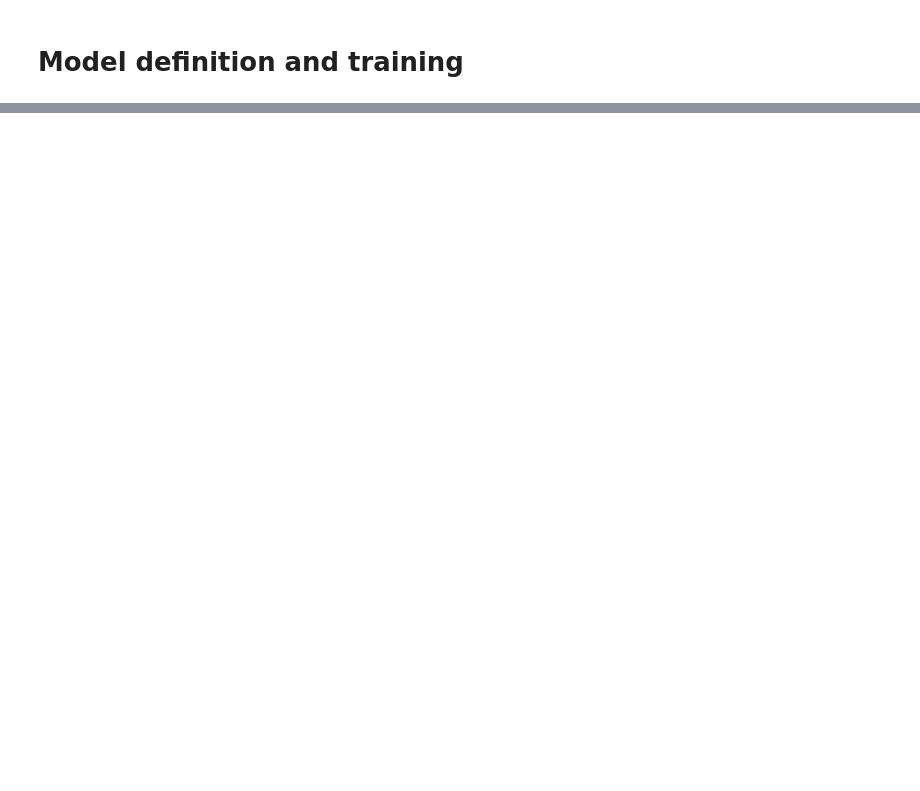
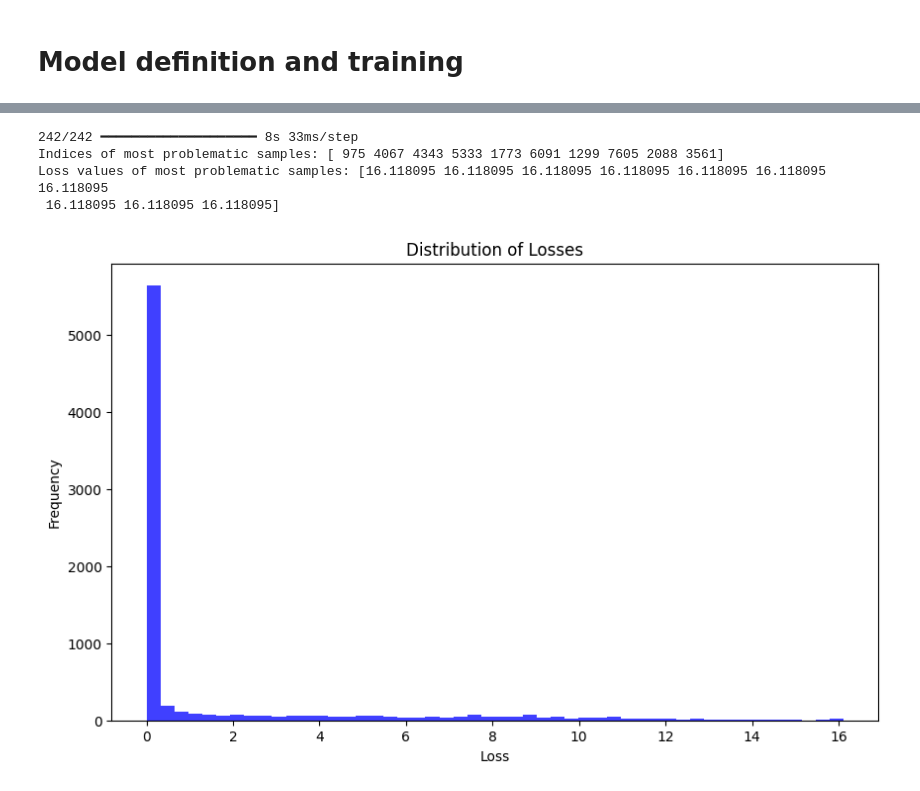
Before and after one commit to julian-kraus/Bachelorthesis, a Jupyter notebook: Thesis/LSTM/implementation_final.ipynb, the cells around one changed output, grey strips where cells are left out. Drawn from its saved outputs; the diff is of its cells as text; code cells hidden in the pictures; blank space fills up the shorter version.

```diff
--- a/Thesis/LSTM/implementation_final.ipynb
+++ b/Thesis/LSTM/implementation_final.ipynb
@@ -137,0 +180,30 @@ Data saved
+# %%
+# Function to calculate loss per sample
+def calculate_loss_per_sample(model, x, y):
+    predictions = model.predict(x)
+    loss_fn = tf.keras.losses.CategoricalCrossentropy(reduction=tf.keras.losses.Reduction.NONE)
+    losses = loss_fn(y, predictions)
+    return losses.numpy()
+
+# Calculate losses for each sample
+sample_losses = calculate_loss_per_sample(model, valid_padded, valid_labels)
+
+# Find indices of the highest losses
+num_problematic = 10  # Number of problematic samples to identify
+problematic_indices = np.argsort(sample_losses)[-num_problematic:]
+
+# Print the most problematic samples
+print("Indices of most problematic samples:", problematic_indices)
+print("Loss values of most problematic samples:", sample_losses[problematic_indices])
+plt.figure(figsize=(10, 6))
+plt.hist(sample_losses, bins=50, alpha=0.75, color='blue')
+plt.title('Distribution of Losses')
+plt.xlabel('Loss')
+plt.ylabel('Frequency')
+plt.show()
+# %% [output]
+242/242 ━━━━━━━━━━━━━━━━━━━━ 8s 33ms/step
+Indices of most problematic samples: [ 975 4067 4343 5333 1773 6091 1299 7605 2088 3561]
+Loss values of most problematic samples: [16.118095 16.118095 16.118095 16.118095 16.118095 16.118095 16.118095
+ 16.118095 16.118095 16.118095]
+[figure, added]
```
Also changed, not shown: parts of 16 cells of this notebook, 41 other files.
